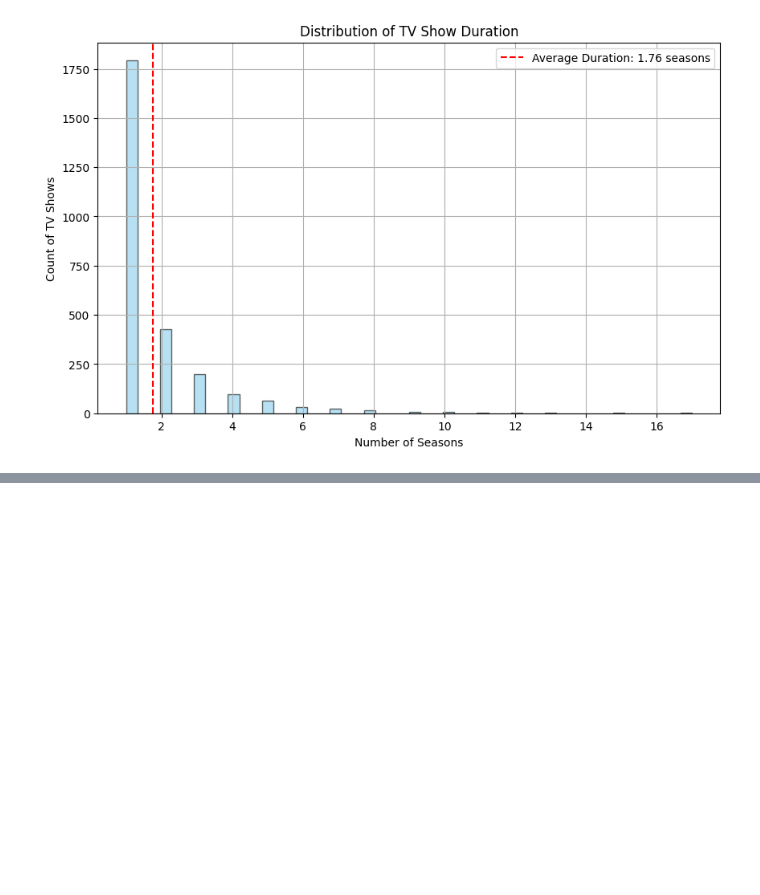
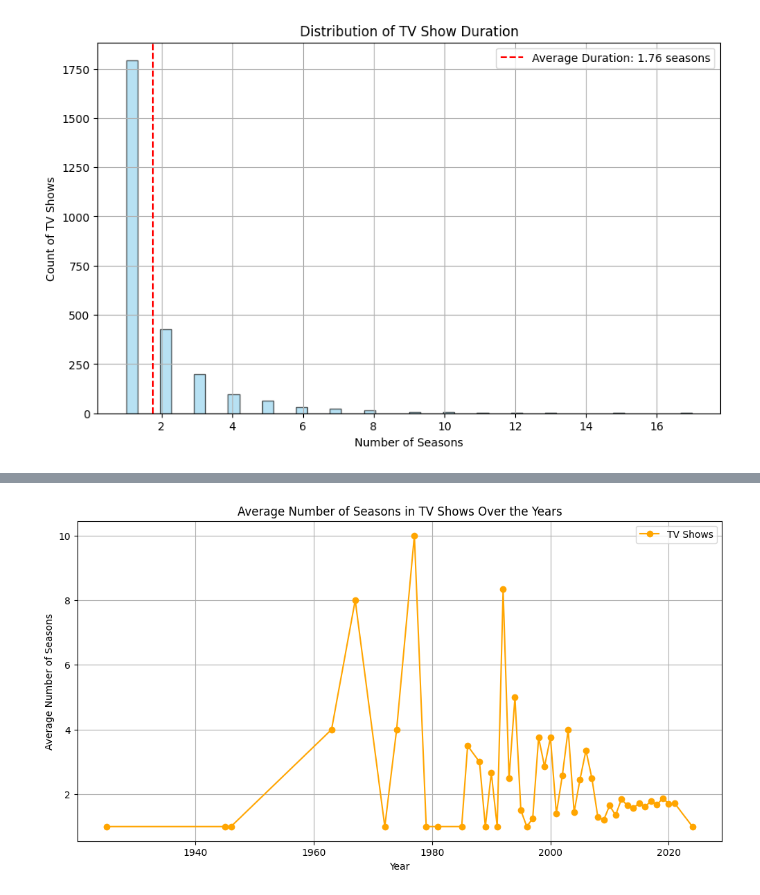
Before and after one commit to DarrenChooo/netflix_data, a Jupyter notebook: netflix.ipynb, the cells around one changed output, grey strips where cells are left out. Cells and saved outputs as stored; diff of their text form; code cells hidden in the pictures; blank space fills up the shorter version.

```diff
--- a/netflix.ipynb
+++ b/netflix.ipynb
@@ -322,0 +368,5 @@ plot_duration_distribution(df, 'TV Show')
+# %%
+# Line chart showing Average numberf of seasons in TV Show over time
+plot_content_duration_comparison(df, 'TV Show')
+# %% [output]
+[figure, added]
```
Also changed, not shown: parts of 5 cells of this notebook.
